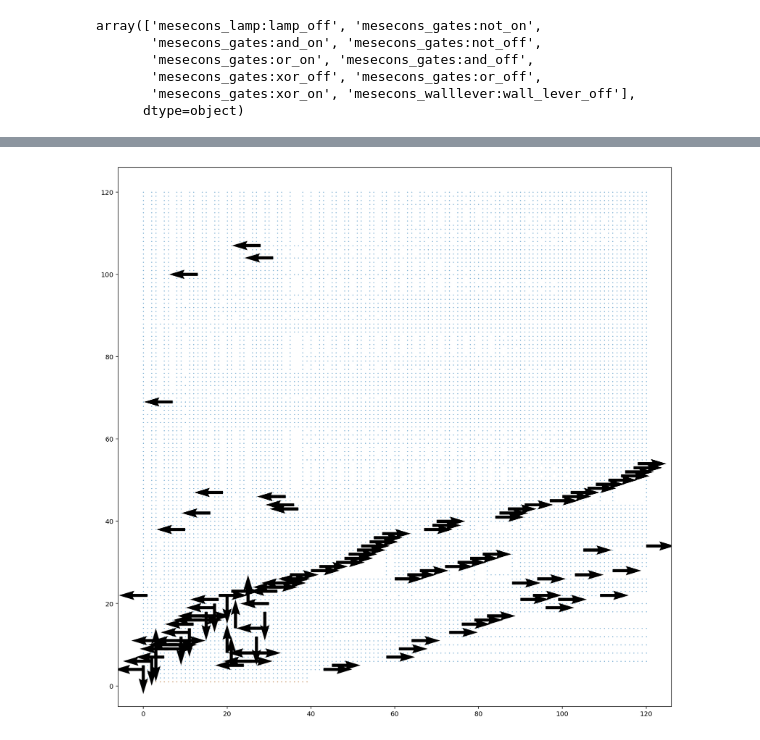
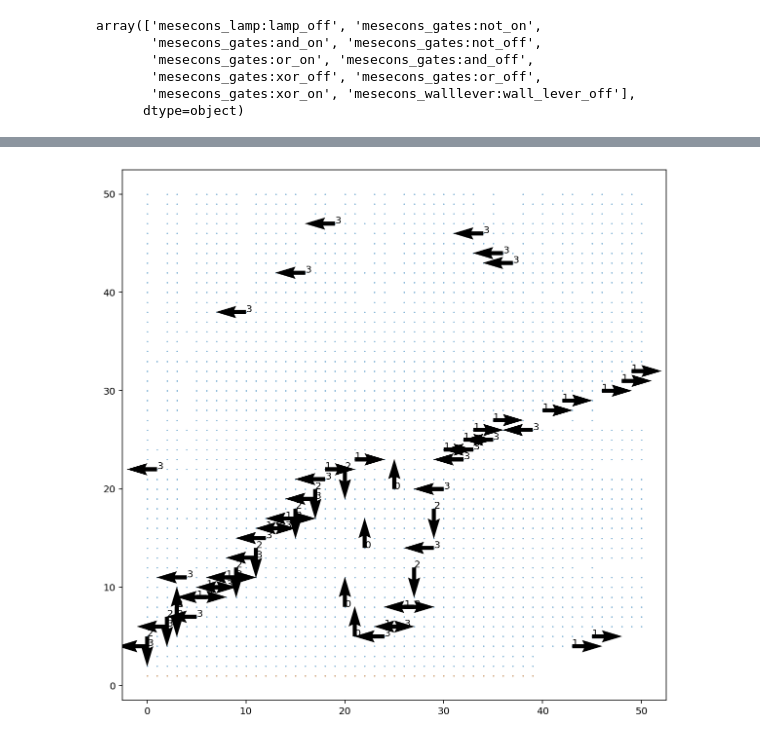
Before and after one commit to ProfFan/happyminetest, a Jupyter notebook: solve.ipynb, the cells around one changed output, grey strips where cells are left out. Cells and saved outputs as stored; diff of their text form; code cells hidden in the pictures.

```diff
--- a/solve.ipynb
+++ b/solve.ipynb
@@ -17,6 +17,7 @@ def calc_y(row):
 # %%
 df['x']=df.apply (lambda row: calc_x(row), axis=1)
 df['y']=df.apply (lambda row: calc_y(row), axis=1)
+df['var']=df.apply (lambda row: -1, axis=1)
 # %%
 df
 # %% [output]
@@ -90,6 +91,6 @@ def local_display(d, x,y, tx, ty):
     local_objs = np.array(d[(d['x'] > x-tx) & (d['x'] < x+tx) & (d['y'] > y-ty) & (d['y'] < y+ty)][['x','y','orient']].values)
     return local_objs
 # %%
-vals = local_display(df,1,1,120,120).T
+vals = local_display(df,1,1,50,50).T
 # %%
 directions=['N','E','S','W']
@@ -98,16 +97,17 @@ AttributeError: 'numpy.ndarray' object has no attribute 'map'
 # %%
 # 结论：corner 的 orient 指向是顺时针：A线路-B线路-+90度
 # A           | B
 #  ---- -----   ----> orient
-plt.figure(figsize=(15,15))
+plt.figure(figsize=(10,10))
 plt.scatter(vals[0],vals[1],s=0.1)
-lever = local_display(df[df['obj'].str.match('mesecons_walllever:wall_lever_off')],1,1,120,120).T
+lever = local_display(df[df['obj'].str.match('mesecons_walllever:wall_lever_off')],1,1,50,50).T
 plt.scatter(lever[0], lever[1],s=0.1)
-tcorn = local_display(df[df['obj'].str.match('mesecons_extrawires:corner')],1,1,120,120).T
+tcorn = local_display(df[df['obj'].str.match('mesecons_extrawires:corner')],1,1,50,50).T
 plt.quiver(tcorn[0], tcorn[1],np.sin(0.5*np.pi*tcorn[2]),np.cos(0.5*np.pi*tcorn[2]))
-plt.savefig("dump.png")
+for i in range(tcorn[0].size):
+    plt.annotate(str(tcorn[2][i]), (tcorn[0][i], tcorn[1][i]))
 # %% [output]
-[figure, old version]
+[figure, new version]
 # %%
 # 结论：tjunction 的 orient 指向是没有接头的那边
 #               |
```
Also changed, not shown: parts of 13 cells of this notebook.
